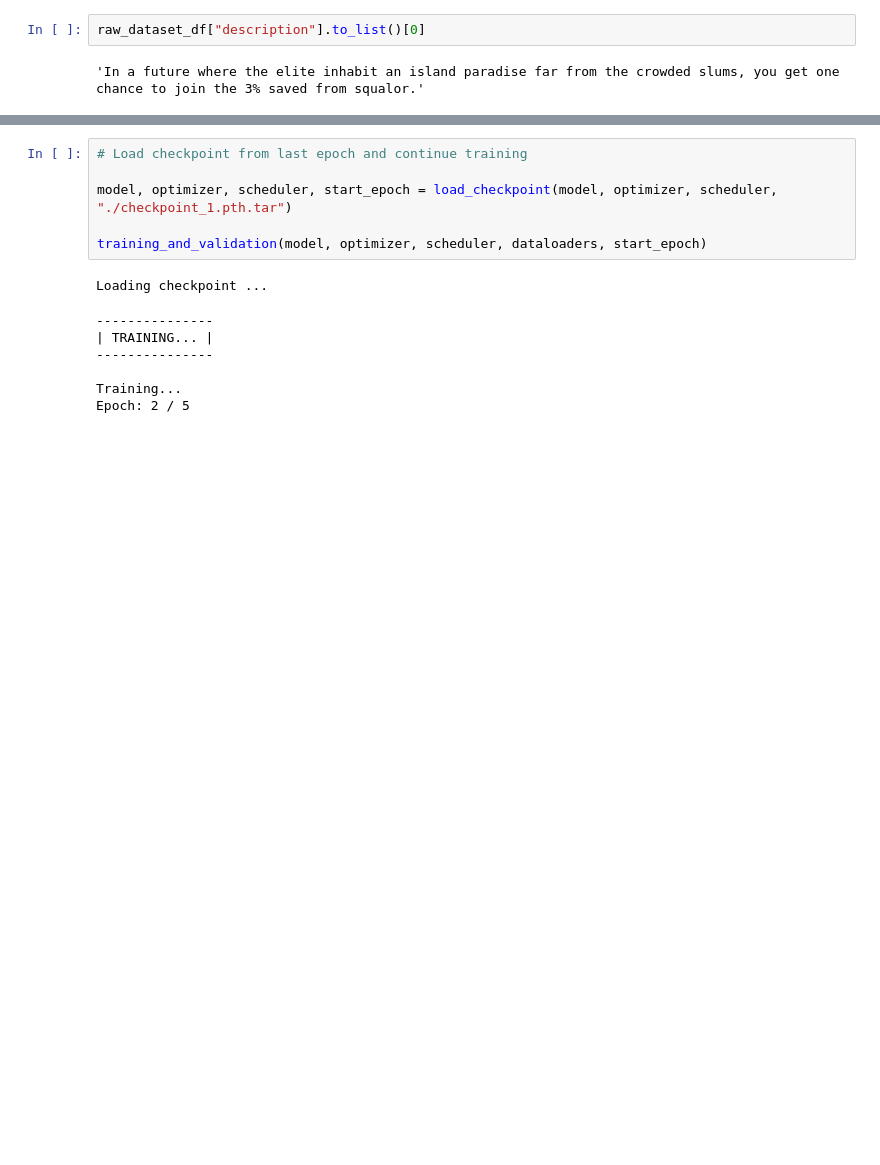
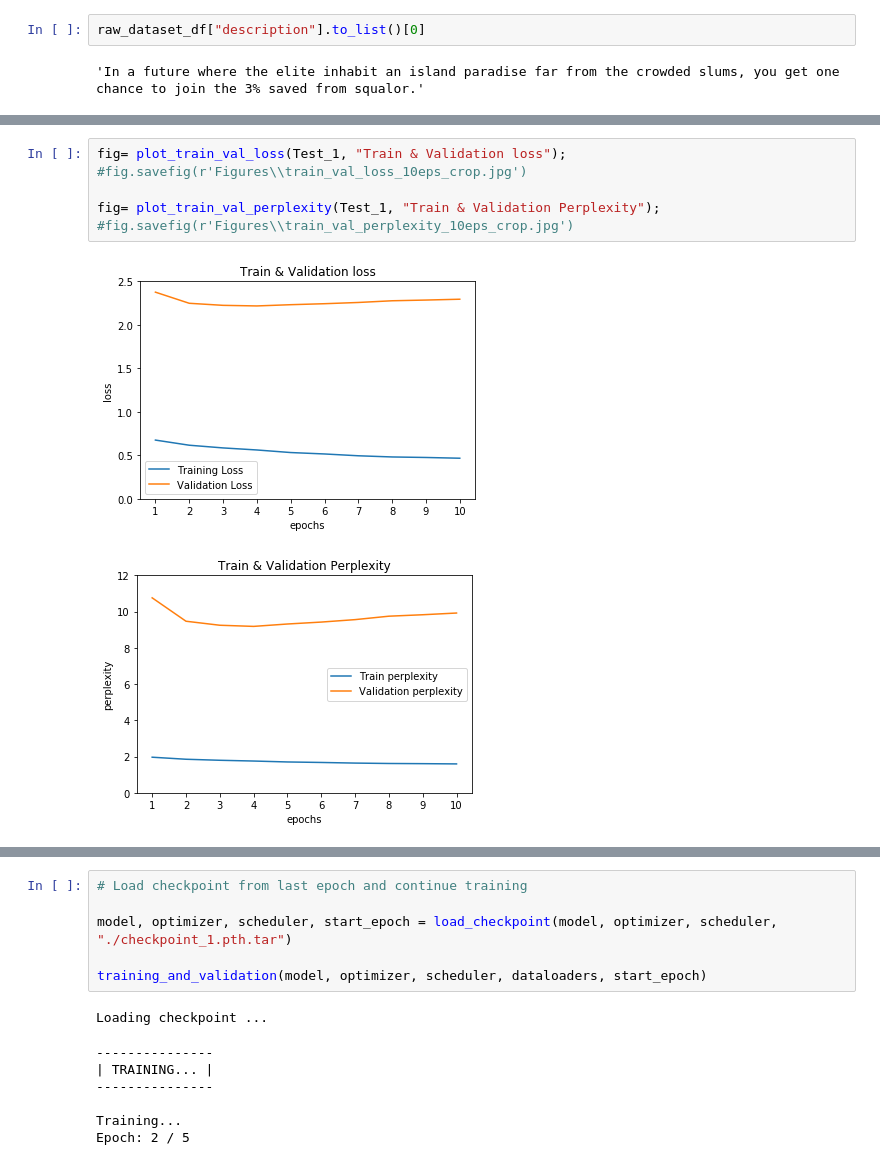
Before and after one commit to sarahrhalem/Finetuning-Transformer-Models-Plot-Generation, a Jupyter notebook: INM706_Code_SR_SK.ipynb, the cells around one changed output, grey strips where cells are left out. Cells and saved outputs as stored; diff of their text form; blank space fills up the shorter version.

```diff
--- a/INM706_Code_SR_SK.ipynb
+++ b/INM706_Code_SR_SK.ipynb
@@ -356,0 +493,9 @@ def training_and_validation(model, optimizer, scheduler, dataloaders, starting_e
+# %%
+fig= plot_train_val_loss(Test_1, "Train & Validation loss");
+#fig.savefig(r'Figures\\train_val_loss_10eps_crop.jpg')
+
+fig= plot_train_val_perplexity(Test_1, "Train & Validation Perplexity");
+#fig.savefig(r'Figures\\train_val_perplexity_10eps_crop.jpg')
+# %% [output]
+[figure, added]
+[figure, added]
```
Also changed, not shown: parts of 40 cells of this notebook, 8 other files.
